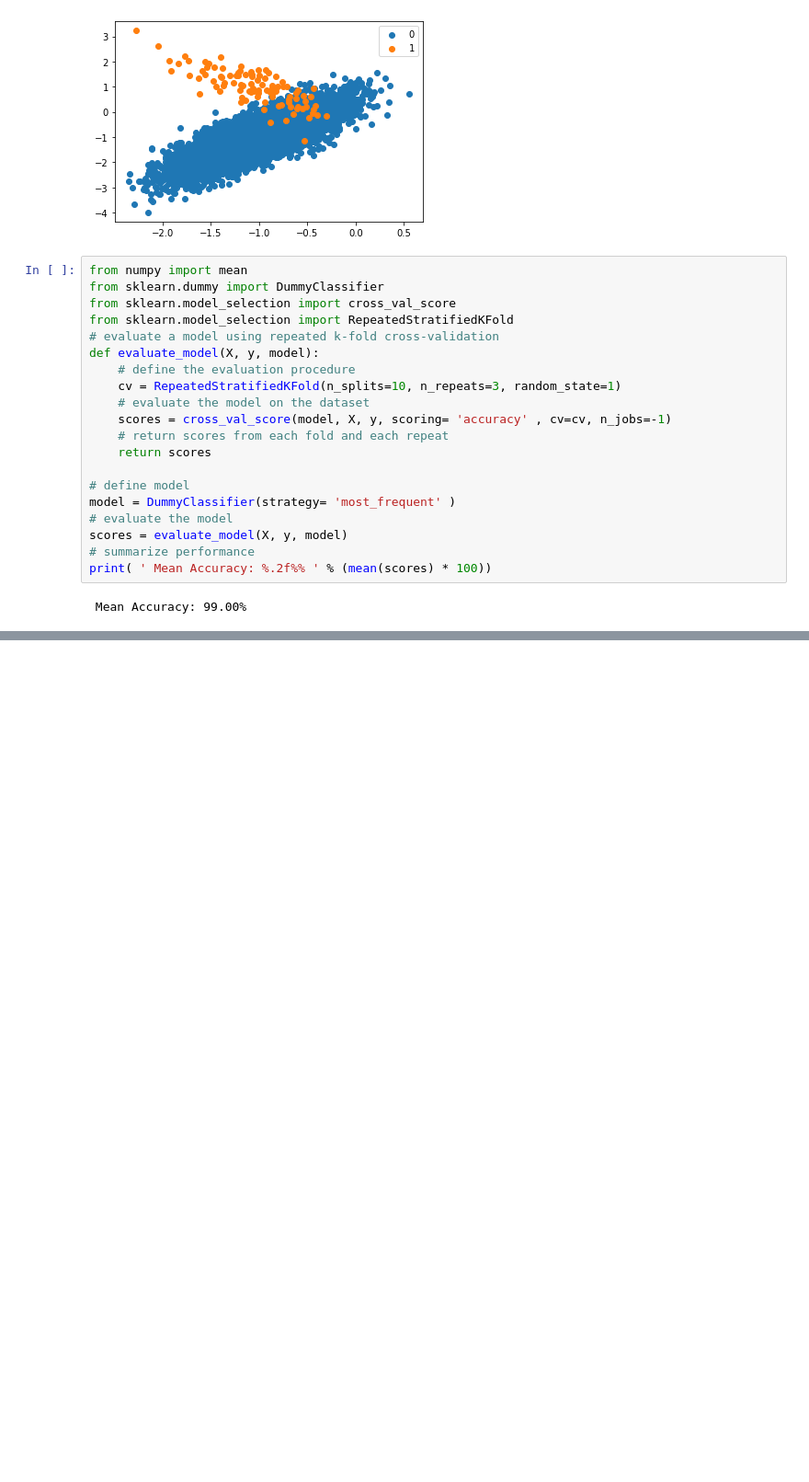
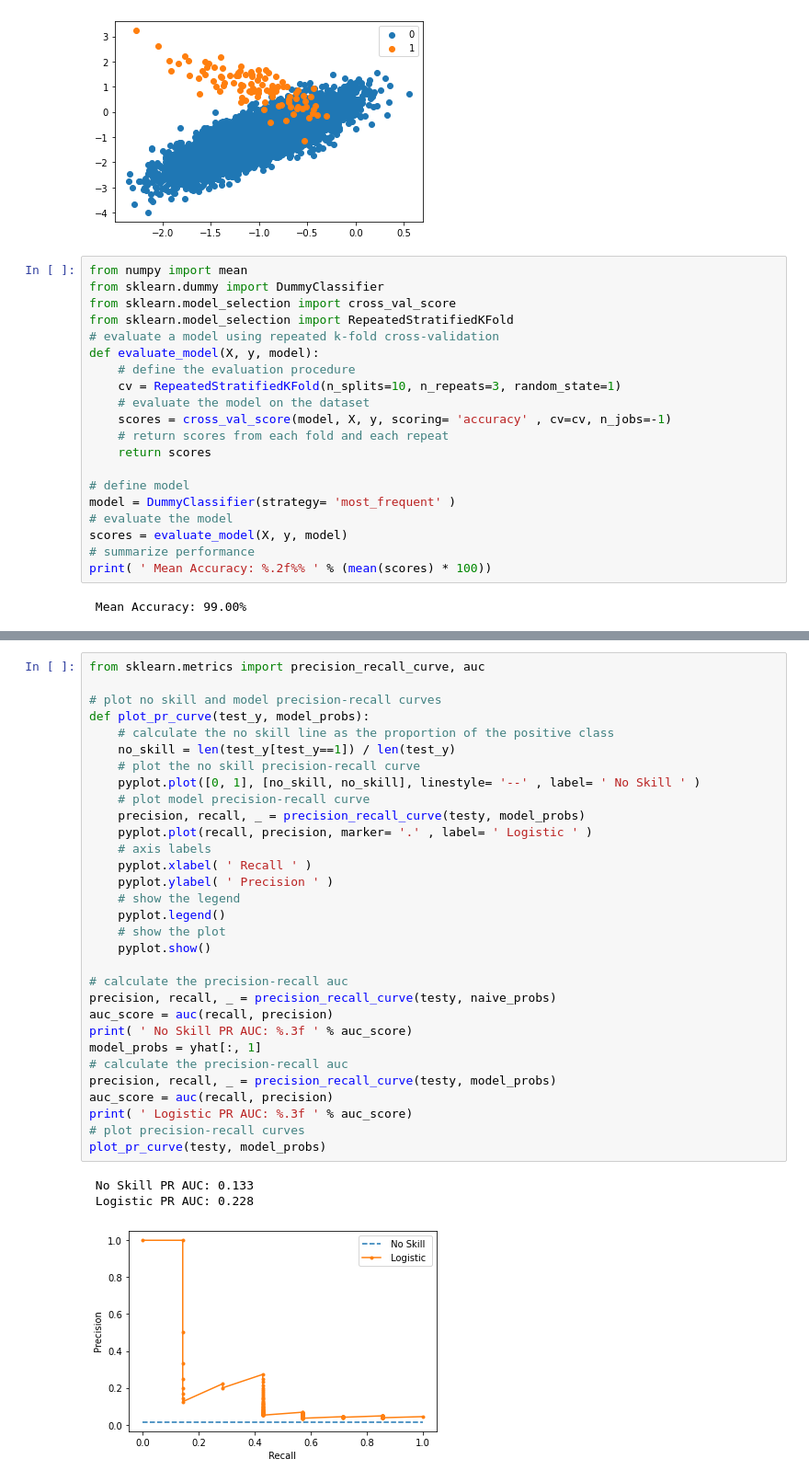
Before and after one commit to flynn3103/ML-Engineer-Notes, a Jupyter notebook: Data_Preparation/5_Imbalanced_Data/1_model_evaluation.ipynb, the cells around one changed output, grey strips where cells are left out. Shown at 92% size. Drawn from its saved outputs; the diff is of its cells as text; blank space fills up the shorter version.

```diff
--- a/Data_Preparation/5_Imbalanced_Data/1_model_evaluation.ipynb
+++ b/Data_Preparation/5_Imbalanced_Data/1_model_evaluation.ipynb
@@ -88,0 +215,35 @@ appropriate on classification problems when false negatives are more important.
+# %%
+from sklearn.metrics import precision_recall_curve, auc
+
+# plot no skill and model precision-recall curves
+def plot_pr_curve(test_y, model_probs):
+    # calculate the no skill line as the proportion of the positive class
+    no_skill = len(test_y[test_y==1]) / len(test_y)
+    # plot the no skill precision-recall curve
+    pyplot.plot([0, 1], [no_skill, no_skill], linestyle= '--' , label= ' No Skill ' )
+    # plot model precision-recall curve
+    precision, recall, _ = precision_recall_curve(testy, model_probs)
+    pyplot.plot(recall, precision, marker= '.' , label= ' Logistic ' )
+    # axis labels
+    pyplot.xlabel( ' Recall ' )
+    pyplot.ylabel( ' Precision ' )
+    # show the legend
+    pyplot.legend()
+    # show the plot
+    pyplot.show()
+
+# calculate the precision-recall auc
+precision, recall, _ = precision_recall_curve(testy, naive_probs)
+auc_score = auc(recall, precision)
+print( ' No Skill PR AUC: %.3f ' % auc_score)
+model_probs = yhat[:, 1]
+# calculate the precision-recall auc
+precision, recall, _ = precision_recall_curve(testy, model_probs)
+auc_score = auc(recall, precision)
+print( ' Logistic PR AUC: %.3f ' % auc_score)
+# plot precision-recall curves
+plot_pr_curve(testy, model_probs)
+# %% [output]
+ No Skill PR AUC: 0.133
+ Logistic PR AUC: 0.228
+[figure, added]
```
Also changed, not shown: parts of 18 cells of this notebook, 16 other files.
